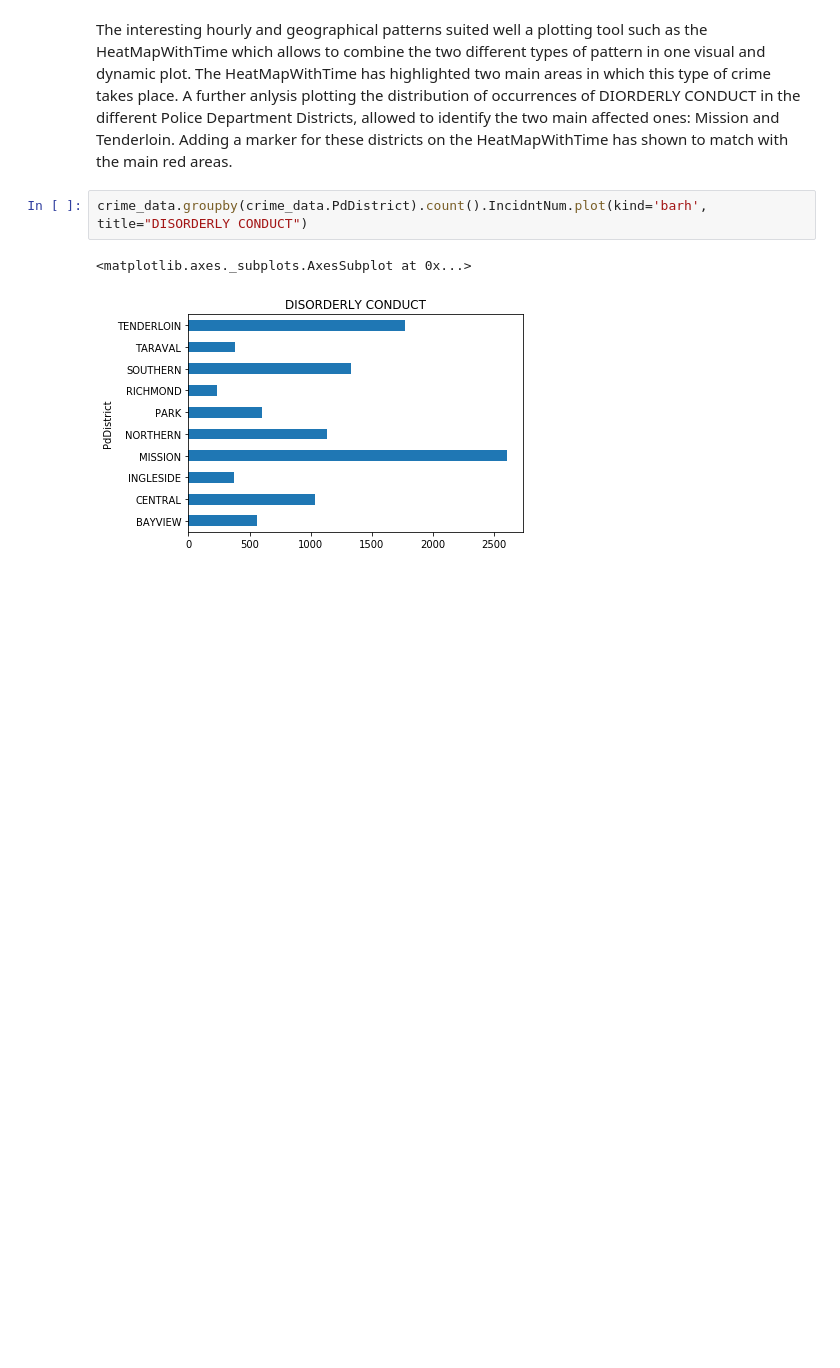
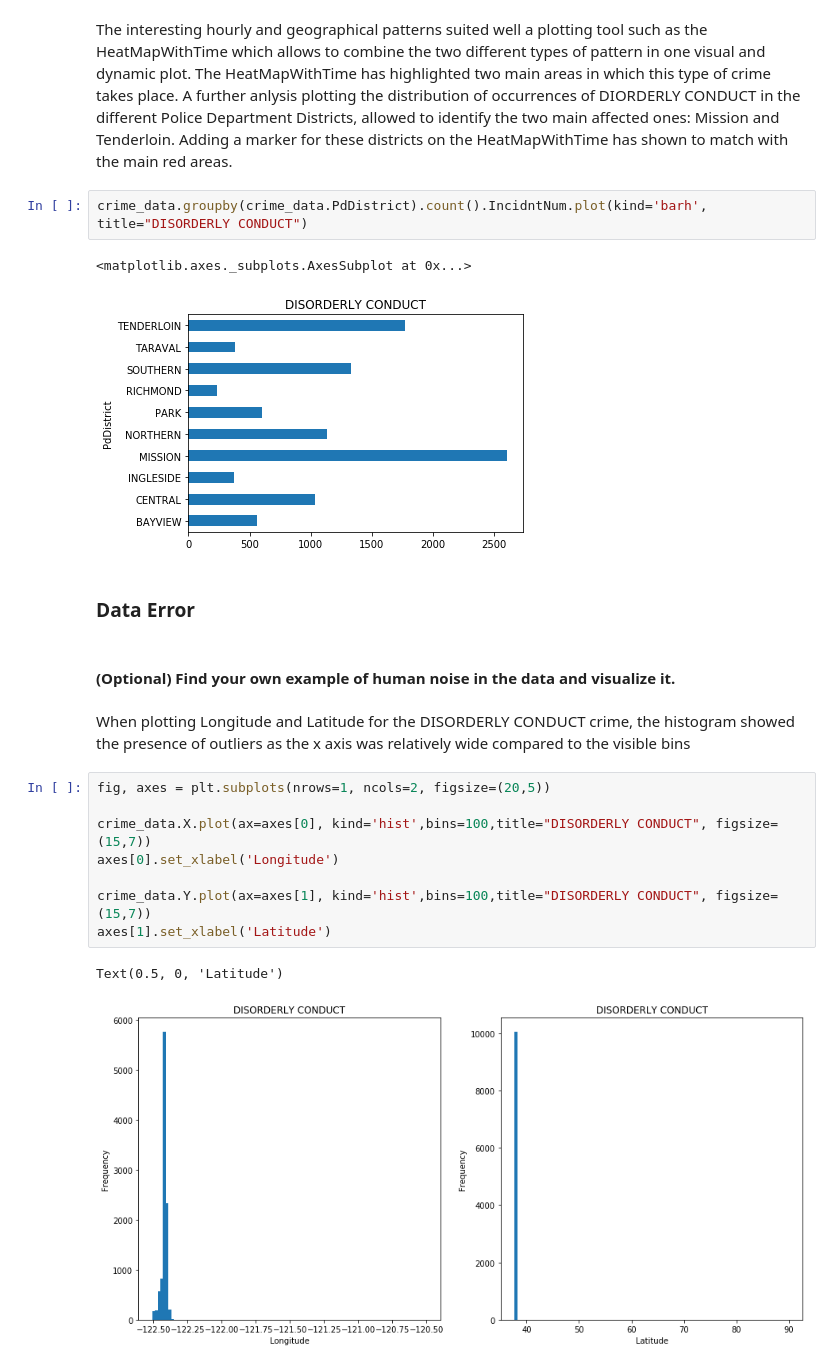
Before and after one commit to IncioMan/socialdata, a Jupyter notebook: Assignments/Part5.ipynb, the cells around one changed output. Saved outputs shown, nothing was run; the diff lists cells and outputs as text; blank space fills up the shorter version.

```diff
--- a/Assignments/Part5.ipynb
+++ b/Assignments/Part5.ipynb
@@ -160,3 +178,20 @@ crime_data.groupby(crime_data.PdDistrict).count().IncidntNum.plot(kind='barh', t
 # %% [output]
 <matplotlib.axes._subplots.AxesSubplot at 0x...>
 [figure]
+# %% [markdown]
+### Data Error
+# %% [markdown]
+#### (Optional) Find your own example of human noise in the data and visualize it.
+# %% [markdown]
+When plotting Longitude and Latitude for the DISORDERLY CONDUCT crime, the histogram showed the presence of outliers as the x axis was relatively wide compared to the visible bins
+# %%
+fig, axes = plt.subplots(nrows=1, ncols=2, figsize=(20,5))
+
+crime_data.X.plot(ax=axes[0], kind='hist',bins=100,title="DISORDERLY CONDUCT", figsize=(15,7))
+axes[0].set_xlabel('Longitude')
+
+crime_data.Y.plot(ax=axes[1], kind='hist',bins=100,title="DISORDERLY CONDUCT", figsize=(15,7))
+axes[1].set_xlabel('Latitude')
+# %% [output]
+Text(0.5, 0, 'Latitude')
+[figure, added]
```
Also changed, not shown: parts of 13 cells of this notebook.
